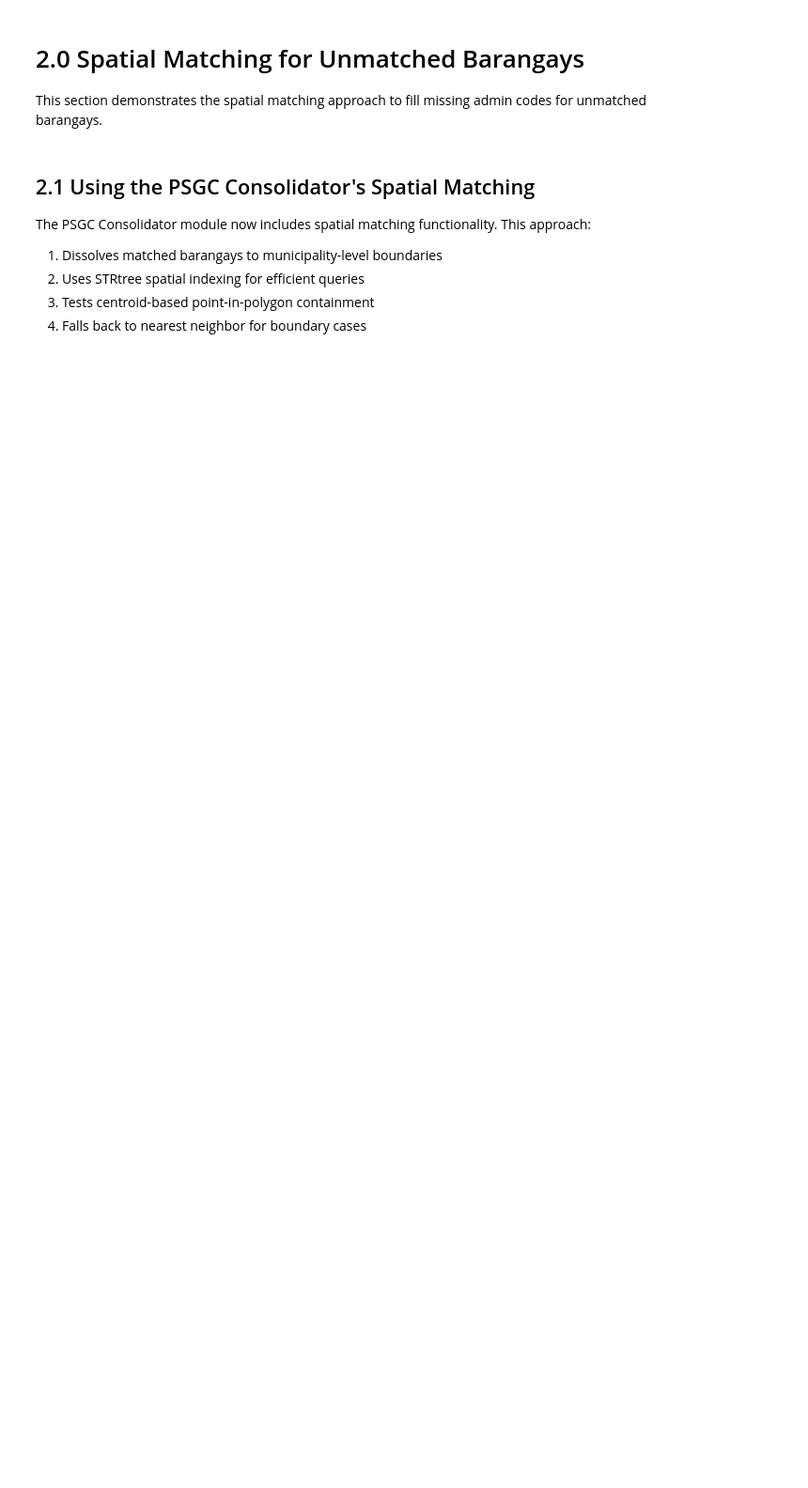
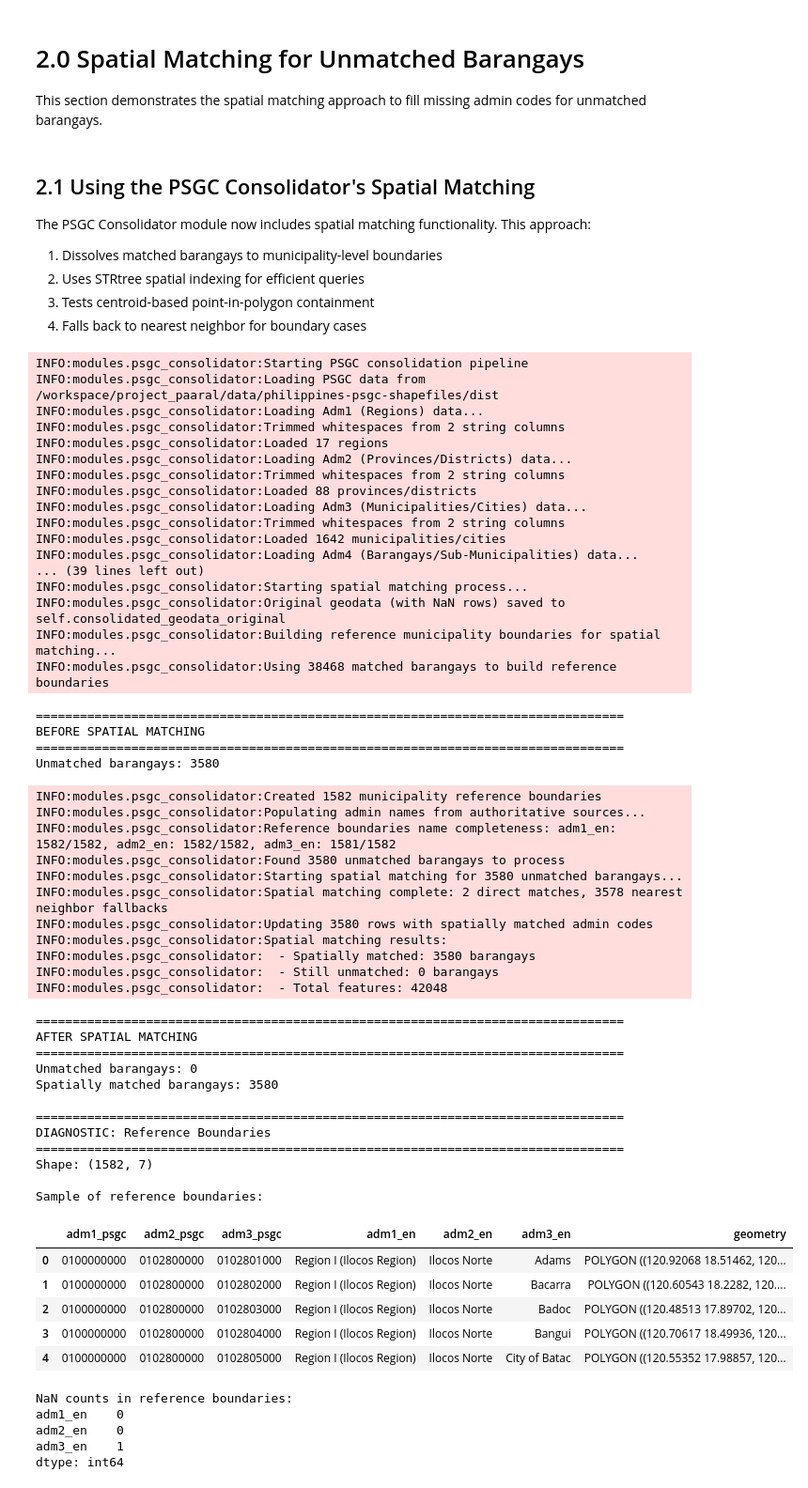
Before and after one commit to cair-philippines/project_paaral, a Jupyter notebook: notebooks/0.2-map-resources.ipynb, the cells around one changed output. Shown at 94% size. Cells and saved outputs as stored; diff of their text form; code cells hidden in the pictures; blank space fills up the shorter version.

```diff
--- a/notebooks/0.2-map-resources.ipynb
+++ b/notebooks/0.2-map-resources.ipynb
@@ -709,19 +576,86 @@ The PSGC Consolidator module now includes spatial matching functionality. This a
 4. Falls back to nearest neighbor for boundary cases
 # %%
 # Method 1: Manual control - Apply spatial matching after processing
+path = get_path('psgc_shapefiles')
 consolidator_matched = pc.PSGCConsolidator(base_path=path, verbose=True)
 consolidated = consolidator_matched.process()
 
 print("\n" + "="*80)
 print("BEFORE SPATIAL MATCHING")
 print("="*80)
 print(f"Unmatched barangays: {consolidated['adm1_psgc'].isna().sum()}")
 
 # Apply spatial matching
 matched_gdf = consolidator_matched.apply_spatial_matching(save_original=True)
 
 print("\n" + "="*80)
 print("AFTER SPATIAL MATCHING")
 print("="*80)
 print(f"Unmatched barangays: {matched_gdf['adm1_psgc'].isna().sum()}")
 print(f"Spatially matched barangays: {matched_gdf['is_spatially_matched'].sum()}")
+
+# DIAGNOSTIC: Check the reference boundaries
+print("\n" + "="*80)
+print("DIAGNOSTIC: Reference Boundaries")
+print("="*80)
+print(f"Shape: {consolidator_matched.reference_boundaries.shape}")
+print(f"\nSample of reference boundaries:")
+display(consolidator_matched.reference_boundaries.head())
+print(f"\nNaN counts in reference boundaries:")
+print(consolidator_matched.reference_boundaries[['adm1_en', 'adm2_en', 'adm3_en']].isna().sum())
+# %% [output]
+INFO:modules.psgc_consolidator:Starting PSGC consolidation pipeline
+INFO:modules.psgc_consolidator:Loading PSGC data from /workspace/project_paaral/data/philippines-psgc-shapefiles/dist
+INFO:modules.psgc_consolidator:Loading Adm1 (Regions) data...
+INFO:modules.psgc_consolidator:Trimmed whitespaces from 2 string columns
+INFO:modules.psgc_consolidator:Loaded 17 regions
+INFO:modules.psgc_consolidator:Loading Adm2 (Provinces/Districts) data...
+INFO:modules.psgc_consolidator:Trimmed whitespaces from 2 string columns
+INFO:modules.psgc_consolidator:Loaded 88 provinces/districts
+INFO:modules.psgc_consolidator:Loading Adm3 (Municipalities/Cities) data...
+INFO:modules.psgc_consolidator:Trimmed whitespaces from 2 string columns
+INFO:modules.psgc_consolidator:Loaded 1642 municipalities/cities
+INFO:modules.psgc_consolidator:Loading Adm4 (Barangays/Sub-Municipalities) data...
+... (39 lines left out)
+INFO:modules.psgc_consolidator:Starting spatial matching process...
+INFO:modules.psgc_consolidator:Original geodata (with NaN rows) saved to self.consolidated_geodata_original
+INFO:modules.psgc_consolidator:Building reference municipality boundaries for spatial matching...
+INFO:modules.psgc_consolidator:Using 38468 matched barangays to build reference boundaries
+================================================================================
+BEFORE SPATIAL MATCHING
+================================================================================
+Unmatched barangays: 3580
+INFO:modules.psgc_consolidator:Created 1582 municipality reference boundaries
+INFO:modules.psgc_consolidator:Populating admin names from authoritative sources...
+INFO:modules.psgc_consolidator:Reference boundaries name completeness: adm1_en: 1582/1582, adm2_en: 1582/1582, adm3_en: 1581/1582
+INFO:modules.psgc_consolidator:Found 3580 unmatched barangays to process
+INFO:modules.psgc_consolidator:Starting spatial matching for 3580 unmatched barangays...
+INFO:modules.psgc_consolidator:Spatial matching complete: 2 direct matches, 3578 nearest neighbor fallbacks
+INFO:modules.psgc_consolidator:Updating 3580 rows with spatially matched admin codes
+INFO:modules.psgc_consolidator:Spatial matching results:
+INFO:modules.psgc_consolidator:  - Spatially matched: 3580 barangays
+INFO:modules.psgc_consolidator:  - Still unmatched: 0 barangays
+INFO:modules.psgc_consolidator:  - Total features: 42048
+================================================================================
+AFTER SPATIAL MATCHING
+================================================================================
+Unmatched barangays: 0
+Spatially matched barangays: 3580
+
+================================================================================
+DIAGNOSTIC: Reference Boundaries
+================================================================================
+Shape: (1582, 7)
+
+Sample of reference boundaries:
+|  | adm1_psgc | adm2_psgc | adm3_psgc | adm1_en | adm2_en | adm3_en | geometry |
+| 0 | 0100000000 | 0102800000 | 0102801000 | Region I (Ilocos Region) | Ilocos Norte | Adams | POLYGON ((120.92068 18.51462, 120... |
+| 1 | 0100000000 | 0102800000 | 0102802000 | Region I (Ilocos Region) | Ilocos Norte | Bacarra | POLYGON ((120.60543 18.2282, 120.... |
+| 2 | 0100000000 | 0102800000 | 0102803000 | Region I (Ilocos Region) | Ilocos Norte | Badoc | POLYGON ((120.48513 17.89702, 120... |
+| 3 | 0100000000 | 0102800000 | 0102804000 | Region I (Ilocos Region) | Ilocos Norte | Bangui | POLYGON ((120.70617 18.49936, 120... |
+| 4 | 0100000000 | 0102800000 | 0102805000 | Region I (Ilocos Region) | Ilocos Norte | City of Batac | POLYGON ((120.55352 17.98857, 120... |
+NaN counts in reference boundaries:
+adm1_en    0
+adm2_en    0
+adm3_en    1
+dtype: int64
```
Also changed, not shown: parts of 24 cells of this notebook, 1 other file.
